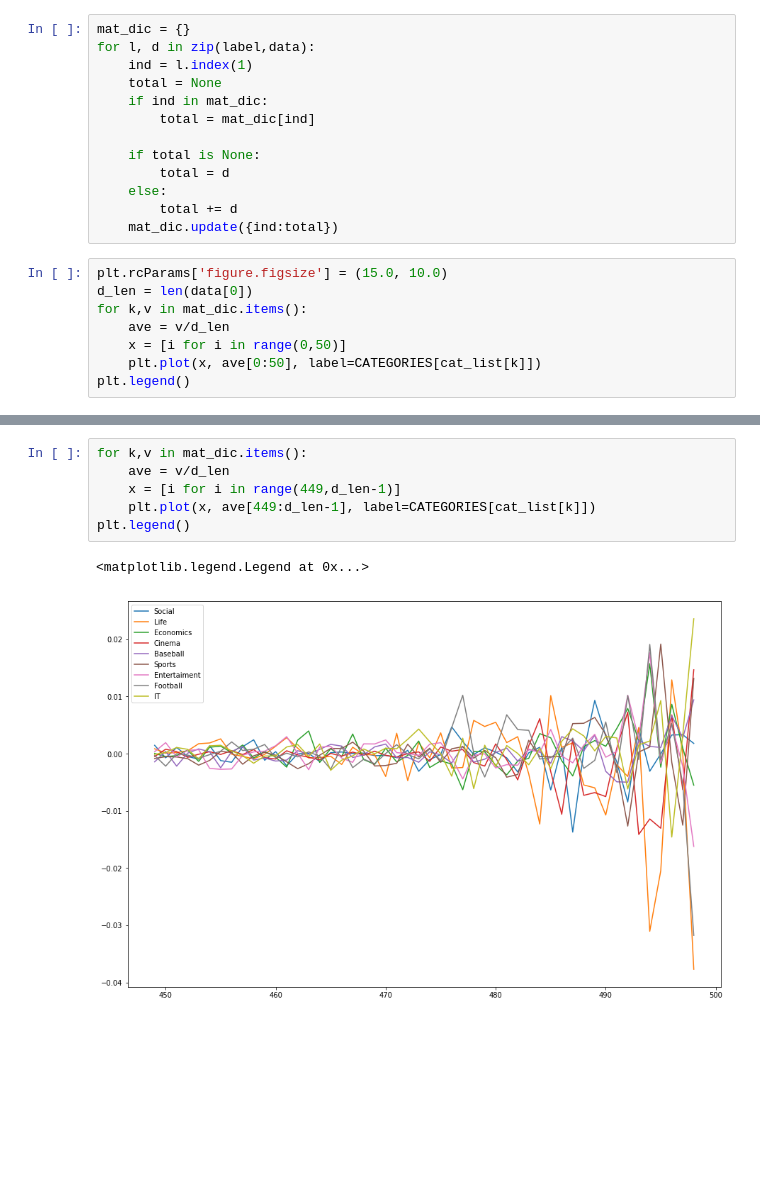
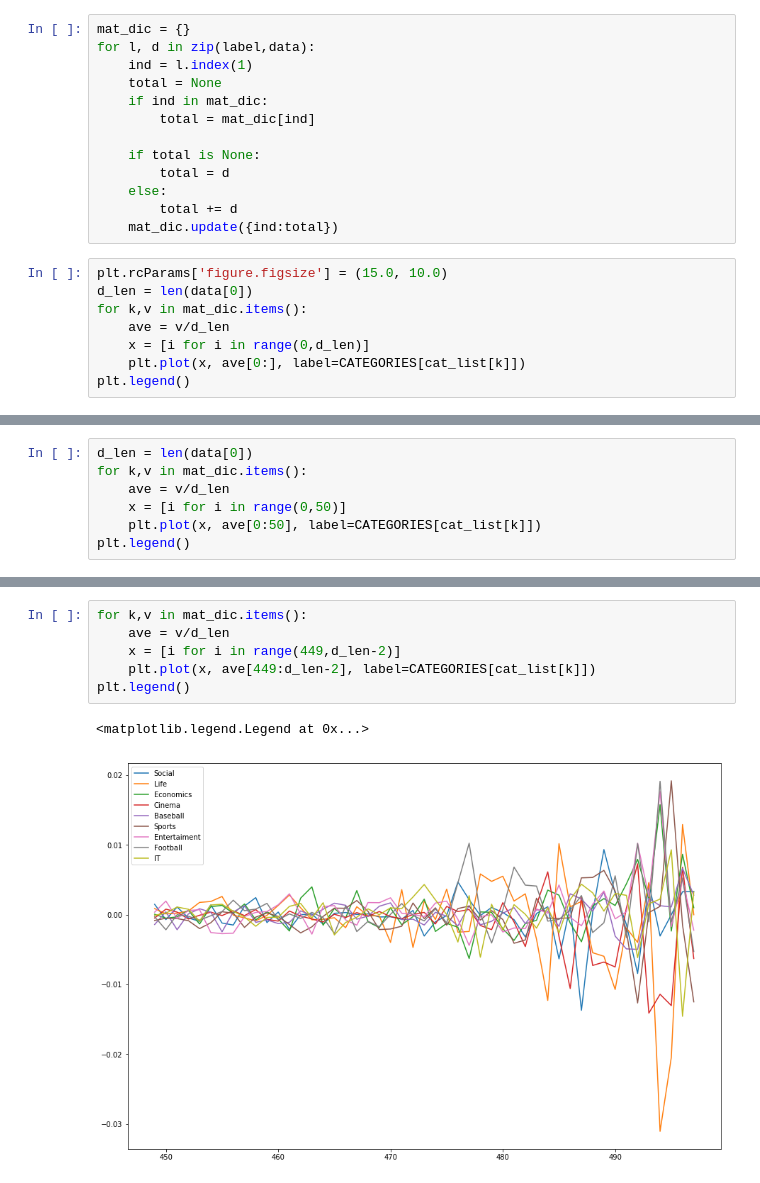
Before and after one commit to tMinamiii/news-category-learning, a Jupyter notebook: Untitled.ipynb, the cells around one changed output, grey strips where cells are left out. Cells and saved outputs as stored; diff of their text form; blank space fills up the shorter version.

```diff
--- a/Untitled.ipynb
+++ b/Untitled.ipynb
@@ -30,8 +30,8 @@ plt.rcParams['figure.figsize'] = (15.0, 10.0)
 d_len = len(data[0])
 for k,v in mat_dic.items():
     ave = v/d_len
-    x = [i for i in range(0,50)]
-    plt.plot(x, ave[0:50], label=CATEGORIES[cat_list[k]])
+    x = [i for i in range(0,d_len)]
+    plt.plot(x, ave[0:], label=CATEGORIES[cat_list[k]])
 plt.legend()
 # %% [output]
 <matplotlib.legend.Legend at 0x...>
@@ -38,0 +39,7 @@ plt.legend()
+# %%
+d_len = len(data[0])
+for k,v in mat_dic.items():
+    ave = v/d_len
+    x = [i for i in range(0,50)]
+    plt.plot(x, ave[0:50], label=CATEGORIES[cat_list[k]])
+plt.legend()
@@ -39,9 +49,9 @@ plt.legend()
 # %%
 for k,v in mat_dic.items():
     ave = v/d_len
-    x = [i for i in range(449,d_len-1)]
-    plt.plot(x, ave[449:d_len-1], label=CATEGORIES[cat_list[k]])
+    x = [i for i in range(449,d_len-2)]
+    plt.plot(x, ave[449:d_len-2], label=CATEGORIES[cat_list[k]])
 plt.legend()
 # %% [output]
 <matplotlib.legend.Legend at 0x...>
-[figure, old version]
+[figure, new version]
```
Also changed, not shown: parts of 2 cells of this notebook.
